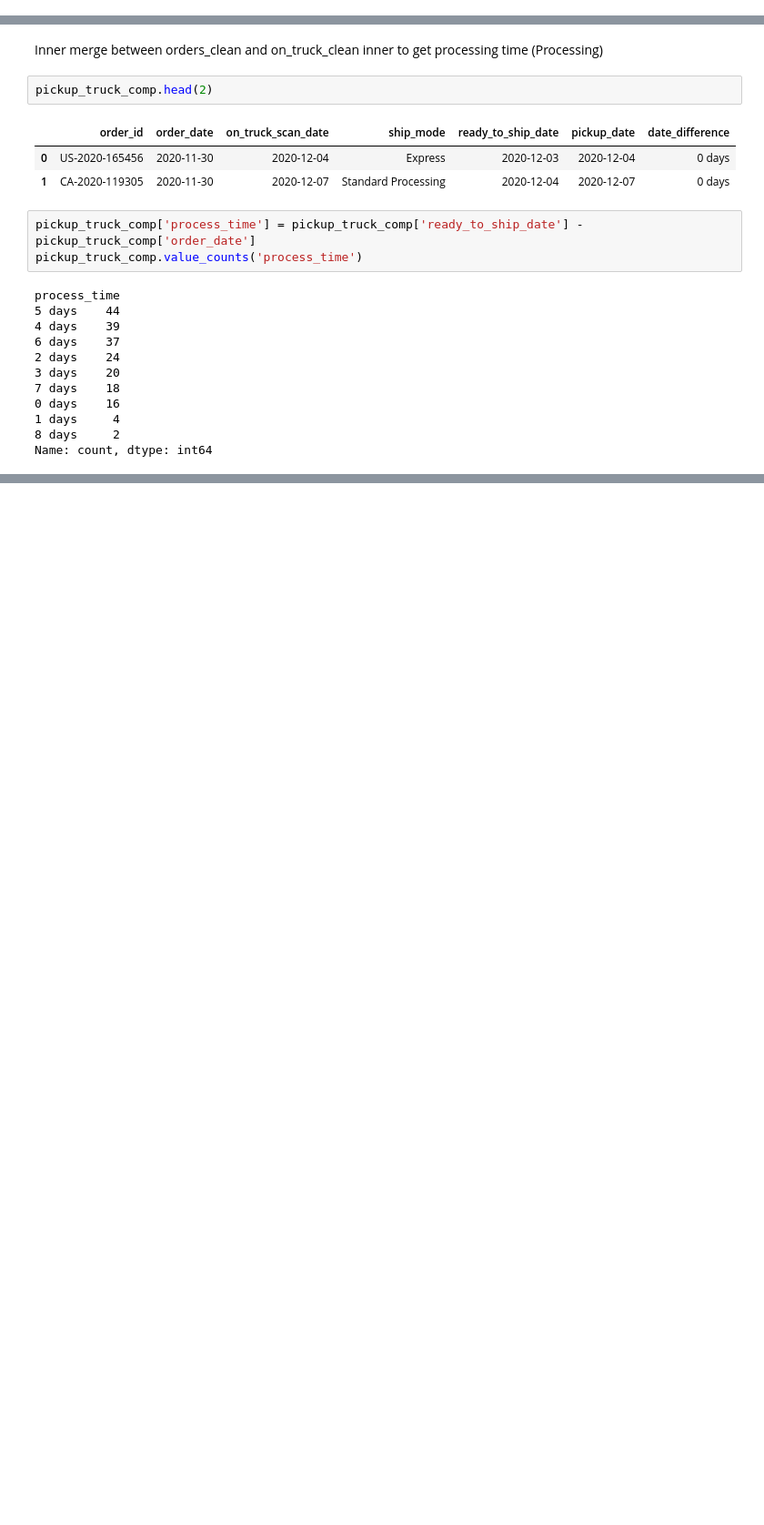
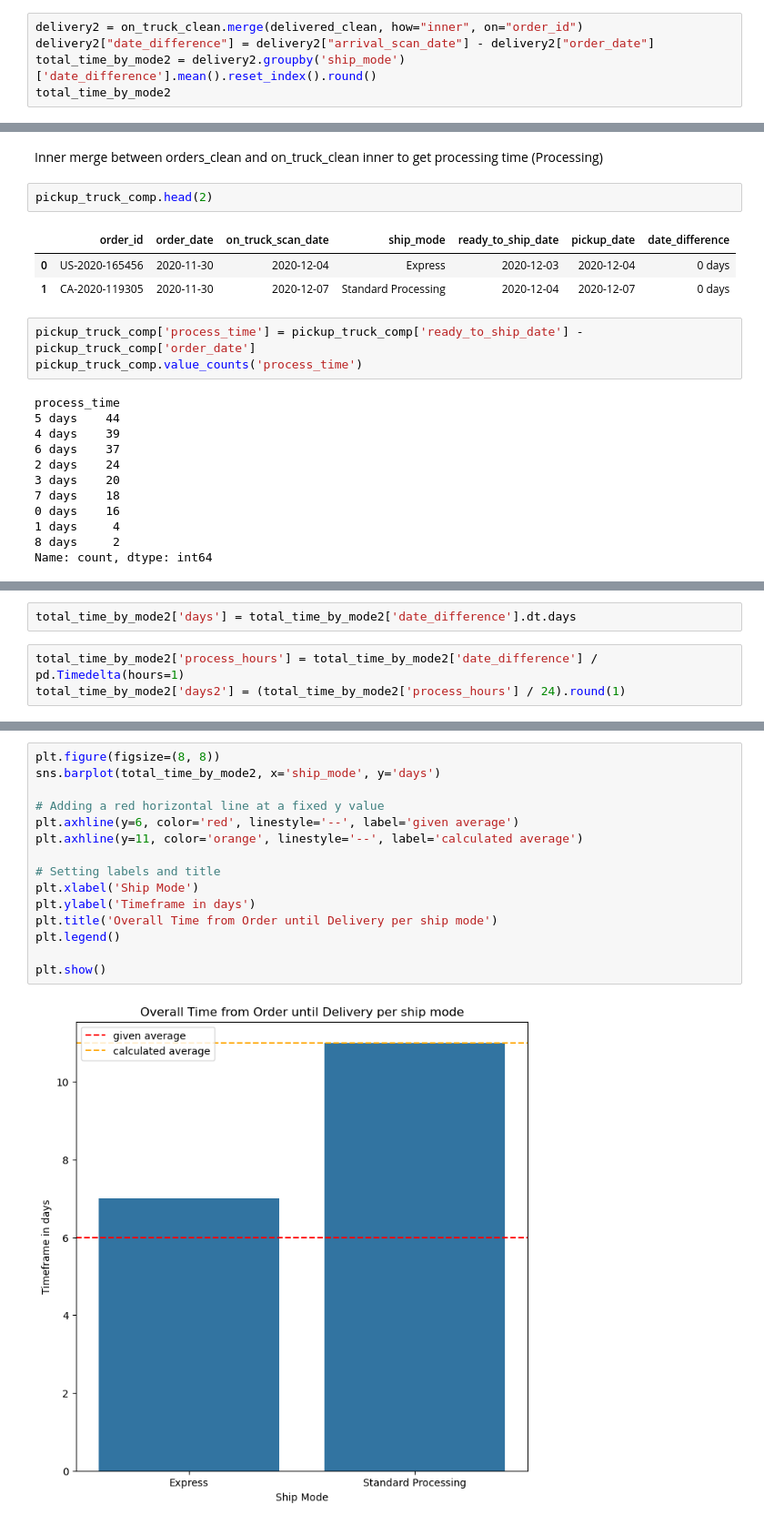
Before and after one commit to franziskatoll/da-muesli-project, a Jupyter notebook: Franzi.ipynb, the cells around one changed output, grey strips where cells are left out. Shown: that part at 91% size. Drawn from its saved outputs; the diff is of its cells as text; blank space fills up the shorter version.

```diff
--- a/Franzi.ipynb
+++ b/Franzi.ipynb
@@ -236,0 +294,5 @@ Timedelta('11 days 00:00:00')
+# %%
+delivery2 = on_truck_clean.merge(delivered_clean, how="inner", on="order_id")
+delivery2["date_difference"] = delivery2["arrival_scan_date"] - delivery2["order_date"]
+total_time_by_mode2 = delivery2.groupby('ship_mode')['date_difference'].mean().reset_index().round()
+total_time_by_mode2
@@ -274,0 +432,5 @@ pickup_truck_comp.groupby(['ship_mode']).agg({'process_time':'mean'})
+# %%
+total_time_by_mode2['days'] = total_time_by_mode2['date_difference'].dt.days
+# %%
+total_time_by_mode2['process_hours'] = total_time_by_mode2['date_difference'] / pd.Timedelta(hours=1)
+total_time_by_mode2['days2'] = (total_time_by_mode2['process_hours'] / 24).round(1)
@@ -274,0 +447,17 @@ pickup_truck_comp.groupby(['ship_mode']).agg({'process_time':'mean'})
+# %%
+plt.figure(figsize=(8, 8))
+sns.barplot(total_time_by_mode2, x='ship_mode', y='days')
+
+# Adding a red horizontal line at a fixed y value
+plt.axhline(y=6, color='red', linestyle='--', label='given average')
+plt.axhline(y=11, color='orange', linestyle='--', label='calculated average')
+
+# Setting labels and title
+plt.xlabel('Ship Mode')
+plt.ylabel('Timeframe in days')
+plt.title('Overall Time from Order until Delivery per ship mode')
+plt.legend()
+
+plt.show()
+# %% [output]
+[figure, added]
```
Also changed, not shown: parts of 55 cells of this notebook.
